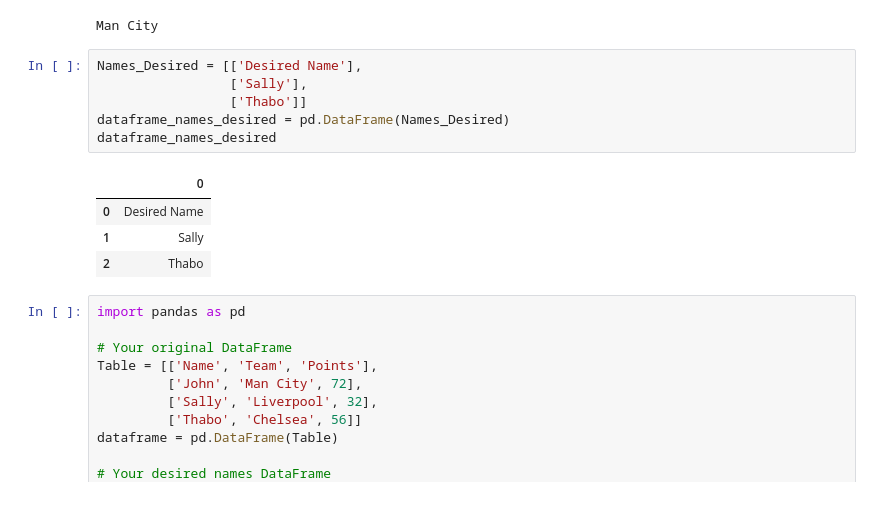
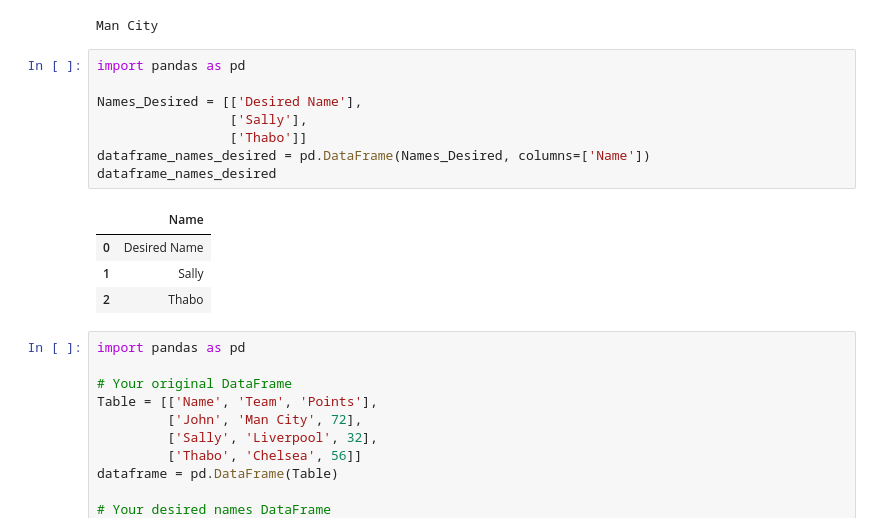
Before and after one commit to thopsialive/NBA-Drafts-Player-Impact, a Jupyter notebook: NBA Drafted Player Impact.ipynb, the cells around one changed output. Cells and saved outputs as stored; diff of their text form.

Commit message:
new dataframe

```diff
--- a/NBA Drafted Player Impact.ipynb
+++ b/NBA Drafted Player Impact.ipynb
@@ -925,13 +999,15 @@ print(value)
 # %% [output]
 Man City
 # %%
+import pandas as pd
+
 Names_Desired = [['Desired Name'],
                  ['Sally'],
                  ['Thabo']]
-dataframe_names_desired = pd.DataFrame(Names_Desired)
+dataframe_names_desired = pd.DataFrame(Names_Desired, columns=['Name'])
 dataframe_names_desired
 # %% [output]
-|  | 0 |
+|  | Name |
 | 0 | Desired Name |
 | 1 | Sally |
 | 2 | Thabo |
```
Also changed, not shown: parts of 9 cells of this notebook, 2 other files.
